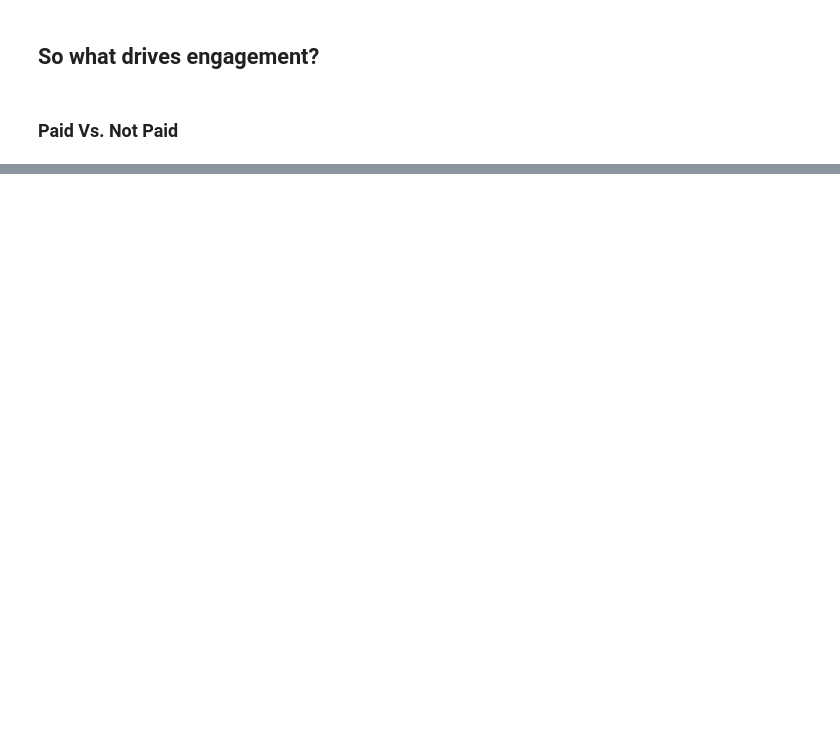
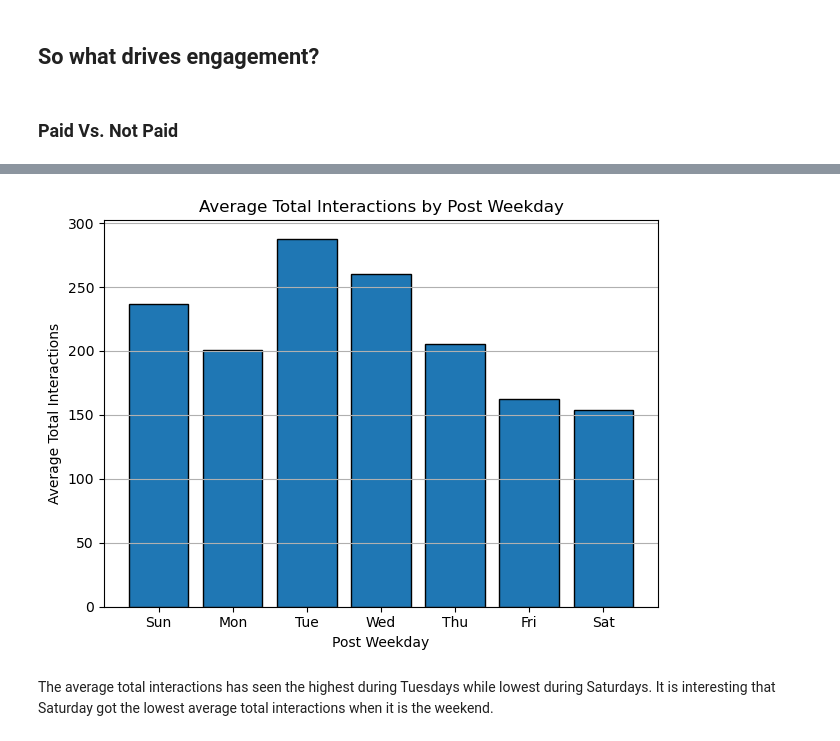
Before and after one commit to nicolous-peril/facebook-engagement-analysis, a Jupyter notebook: code/01_explore.ipynb, the cells around one changed output, grey strips where cells are left out. Saved outputs shown, nothing was run; the diff lists cells and outputs as text; code cells hidden in the pictures; blank space fills up the shorter version.

```diff
--- a/code/01_explore.ipynb
+++ b/code/01_explore.ipynb
@@ -220,0 +231,32 @@ The boxplot indicates that non-paid posts have a slightly higher median engageme
+# %%
+weekday_map = {
+    1: 'Sun',
+    2: 'Mon',
+    3: 'Tue',
+    4: 'Wed',
+    5: 'Thu',
+    6: 'Fri',
+    7: 'Sat'
+}
+# %%
+weekday_engagement = df.groupby('Post Weekday')['Total Interactions'].mean().sort_index()
+# %%
+labels = [weekday_map[i] for i in weekday_engagement.index]
+
+plt.figure()
+
+plt.bar(labels,
+        weekday_engagement.values,
+        edgecolor='black')
+
+plt.title("Average Total Interactions by Post Weekday")
+plt.xlabel("Post Weekday")
+plt.ylabel("Average Total Interactions")
+
+plt.grid(axis='y')
+plt.tight_layout()
+plt.show()
+# %% [output]
+[figure, added]
+# %% [markdown]
+The average total interactions has seen the highest during Tuesdays while lowest during Saturdays. It is interesting that Saturday got the lowest average total interactions when it is the weekend.
```
Also changed, not shown: parts of 15 cells of this notebook.
